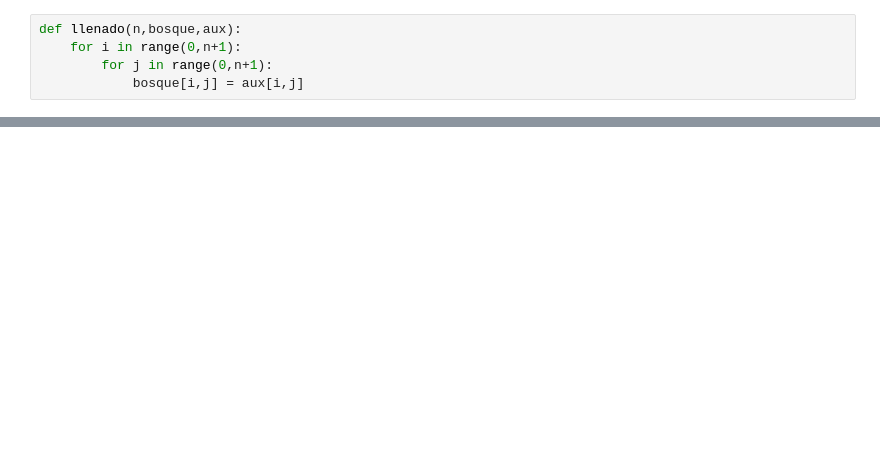
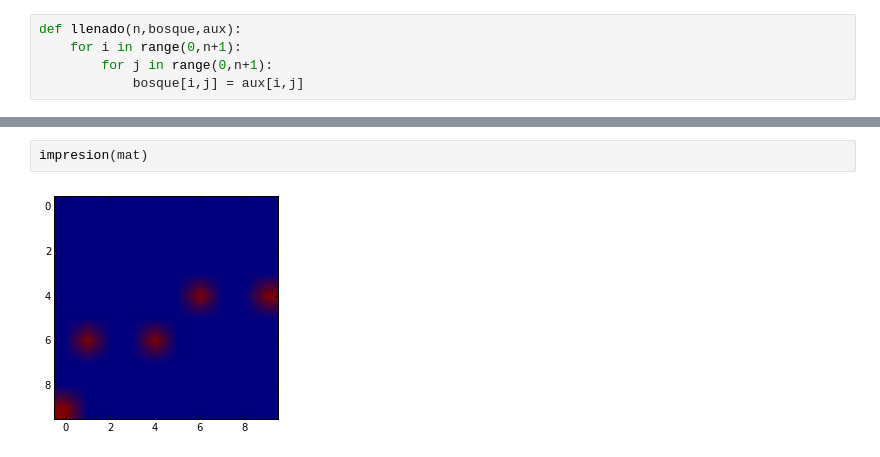
Before and after one commit to LoreMD/proyectoMateCompu, a Jupyter notebook: antonio/IF2-Copy0.ipynb, the cells around one changed output, grey strips where cells are left out. Saved outputs shown, nothing was run; the diff lists cells and outputs as text; blank space fills up the shorter version.

```diff
--- a/antonio/IF2-Copy0.ipynb
+++ b/antonio/IF2-Copy0.ipynb
@@ -96,0 +115,4 @@ Contador: @@@@@@@@@@@@@@@@@@@@@@@@@@@@ -----------------------------------------
+# %%
+impresion(mat)
+# %% [output]
+[figure, added]
```
Also changed, not shown: parts of 10 cells of this notebook, 1 other file.
